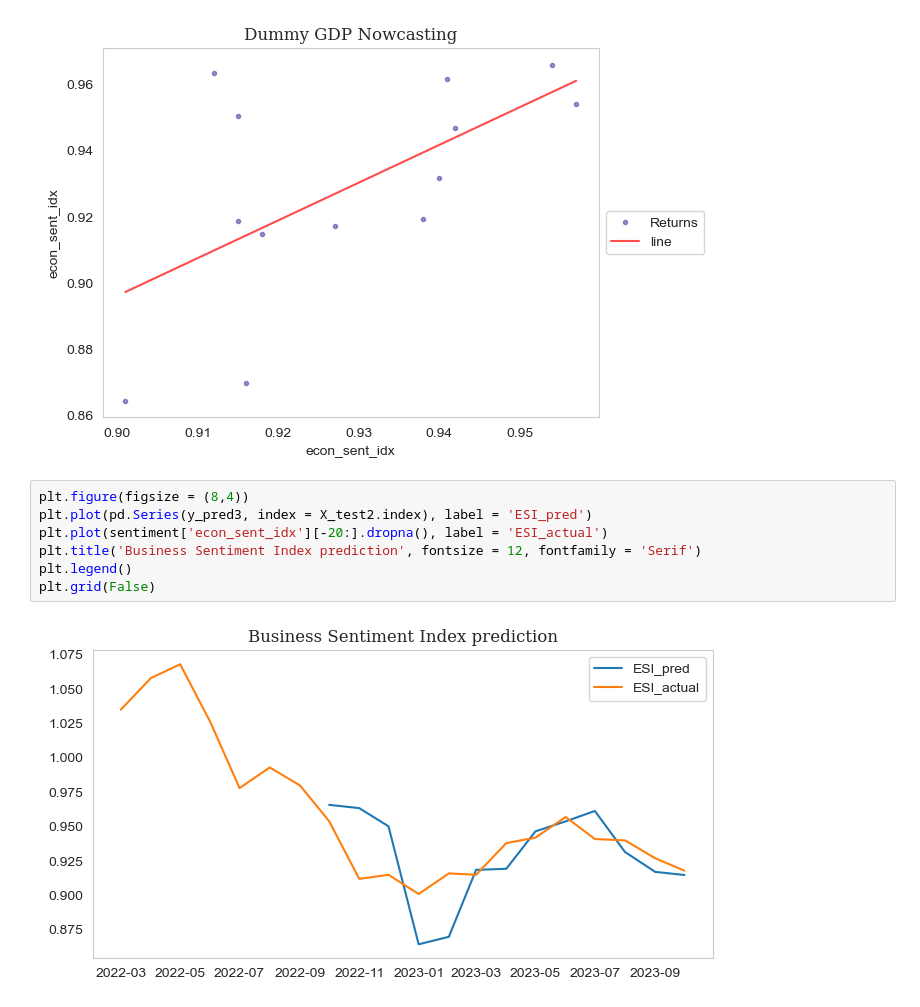
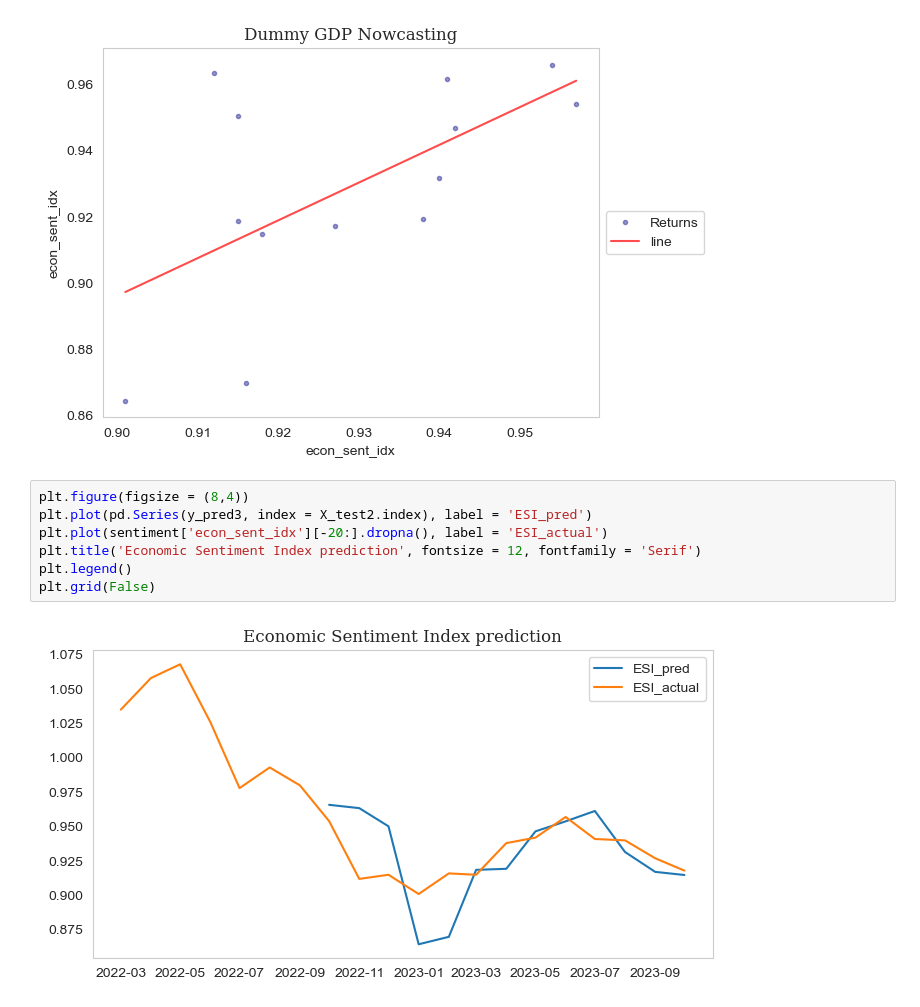
Before and after one commit to Tommylee1013/EconomicCycle, a Jupyter notebook: Notes/Data Cleaning/SentimentIndex.ipynb, the cells around one changed output. Drawn from its saved outputs; the diff is of its cells as text.

```diff
--- a/Notes/Data Cleaning/SentimentIndex.ipynb
+++ b/Notes/Data Cleaning/SentimentIndex.ipynb
@@ -292,9 +292,9 @@ plt.show()
 # %%
 plt.figure(figsize = (8,4))
 plt.plot(pd.Series(y_pred3, index = X_test2.index), label = 'ESI_pred')
 plt.plot(sentiment['econ_sent_idx'][-20:].dropna(), label = 'ESI_actual')
-plt.title('Business Sentiment Index prediction', fontsize = 12, fontfamily = 'Serif')
+plt.title('Economic Sentiment Index prediction', fontsize = 12, fontfamily = 'Serif')
 plt.legend()
 plt.grid(False)
 # %% [output]
-[figure, old version]
+[figure, new version]
```
